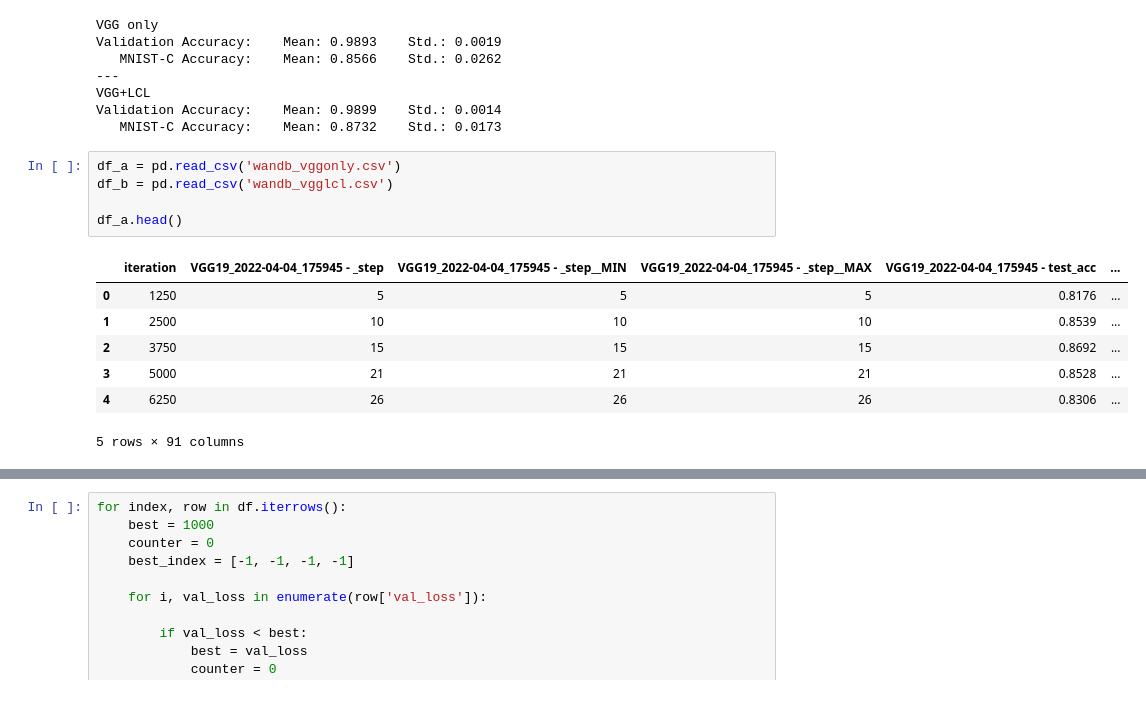
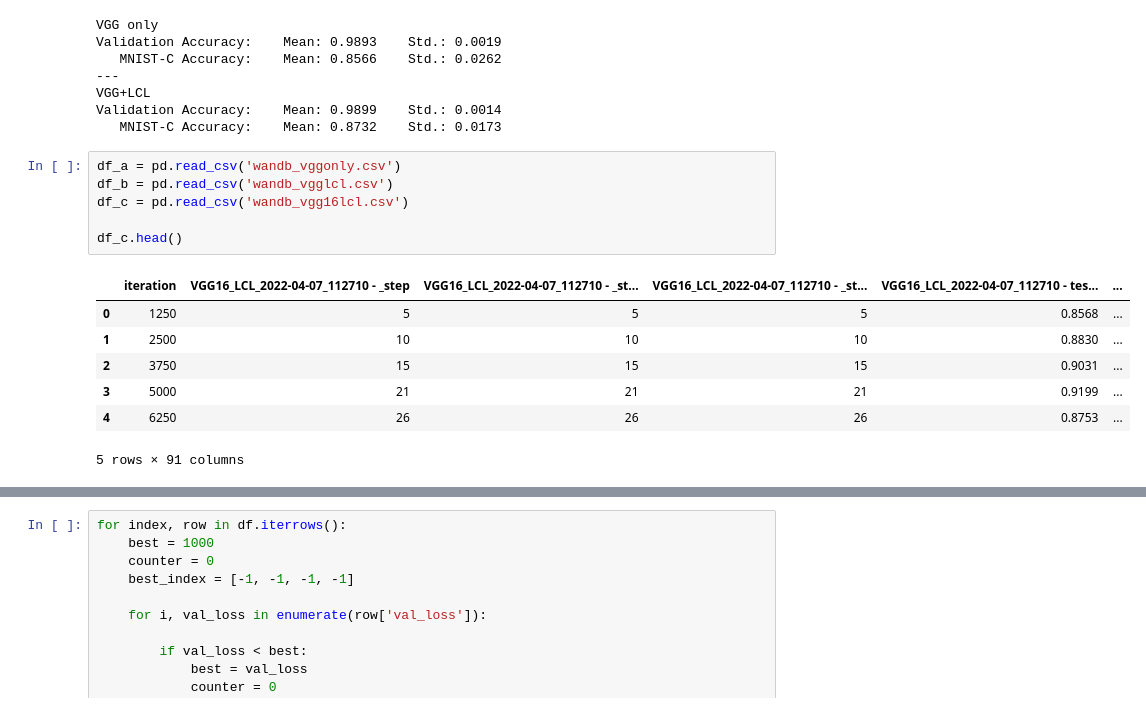
Before and after one commit to edualc/mt_object_recognition, a Jupyter notebook: ExperimentOverview.ipynb, the cells around one changed output, grey strips where cells are left out. Drawn from its saved outputs; the diff is of its cells as text.

```diff
--- a/ExperimentOverview.ipynb
+++ b/ExperimentOverview.ipynb
@@ -44,13 +32,14 @@ Validation Accuracy:    Mean: 0.9899    Std.: 0.0014
 # %%
 df_a = pd.read_csv('wandb_vggonly.csv')
 df_b = pd.read_csv('wandb_vgglcl.csv')
+df_c = pd.read_csv('wandb_vgg16lcl.csv')
 
-df_a.head()
+df_c.head()
 # %% [output]
-|  | iteration | VGG19_2022-04-04_175945 - _step | VGG19_2022-04-04_175945 - _step__MIN | VGG19_2022-04-04_175945 - _step__MAX | VGG19_2022-04-04_175945 - test_acc | ... |
-| 0 | 1250 | 5 | 5 | 5 | 0.8176 | ... |
-| 1 | 2500 | 10 | 10 | 10 | 0.8539 | ... |
-| 2 | 3750 | 15 | 15 | 15 | 0.8692 | ... |
-| 3 | 5000 | 21 | 21 | 21 | 0.8528 | ... |
-| 4 | 6250 | 26 | 26 | 26 | 0.8306 | ... |
+|  | iteration | VGG16_LCL_2022-04-07_112710 - _step | VGG16_LCL_2022-04-07_112710 - _st... | VGG16_LCL_2022-04-07_112710 - _st... | VGG16_LCL_2022-04-07_112710 - tes... | ... |
+| 0 | 1250 | 5 | 5 | 5 | 0.8568 | ... |
+| 1 | 2500 | 10 | 10 | 10 | 0.8830 | ... |
+| 2 | 3750 | 15 | 15 | 15 | 0.9031 | ... |
+| 3 | 5000 | 21 | 21 | 21 | 0.9199 | ... |
+| 4 | 6250 | 26 | 26 | 26 | 0.8753 | ... |
 5 rows × 91 columns
```
Also changed, not shown: parts of 12 cells of this notebook, 17 other files.
